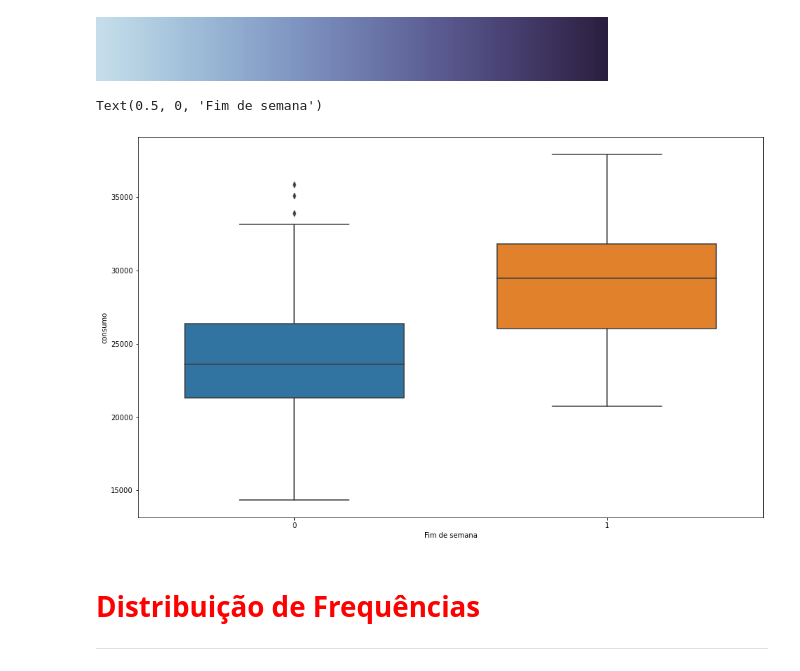
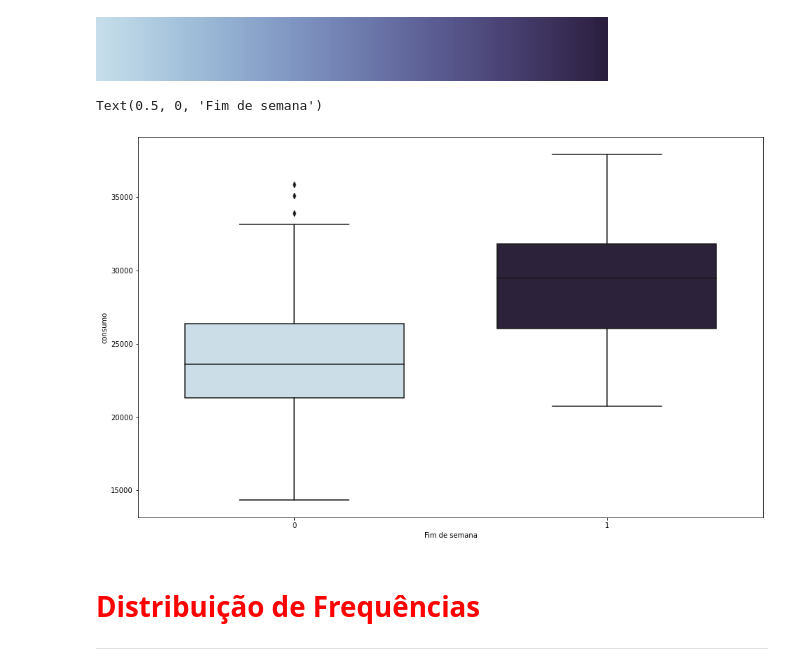
Before and after one commit to Marcus-Bernard0/data_science_alura, a Jupyter notebook: 8 - Regressão linear testando relações e prevendo resultados/Projeto/Regressão Linear.ipynb, the cells around one changed output. Saved outputs shown, nothing was run; the diff lists cells and outputs as text; code cells hidden in the pictures.

```diff
--- a/8 - Regressão linear testando relações e prevendo resultados/Projeto/Regressão Linear.ipynb
+++ b/8 - Regressão linear testando relações e prevendo resultados/Projeto/Regressão Linear.ipynb
@@ -179,12 +184,12 @@ sns.color_palette("ch:s=.25,rot=-.25", as_cmap=True)
 # %% [output]
 [figure]
 # %%
-ax = sns.boxplot(y = 'consumo', x = 'fds', data=dados, orient='v', width=0.7)
+ax = sns.boxplot(y = 'consumo', x = 'fds', data=dados, orient='v', width=0.7,  palette= 'ch:s=.25,rot=-.25')
 ax.figure.set_size_inches(16,10)
 ax.set_xlabel('Fim de semana')
 # %% [output]
 Text(0.5, 0, 'Fim de semana')
-[figure, old version]
+[figure, new version]
 # %% [markdown]
 # <font color='red' style='font-size: 30px;'>Distribuição de Frequências</font>
 <hr style='border: 2px solid red;'>
```
Also changed, not shown: parts of 5 cells of this notebook.
